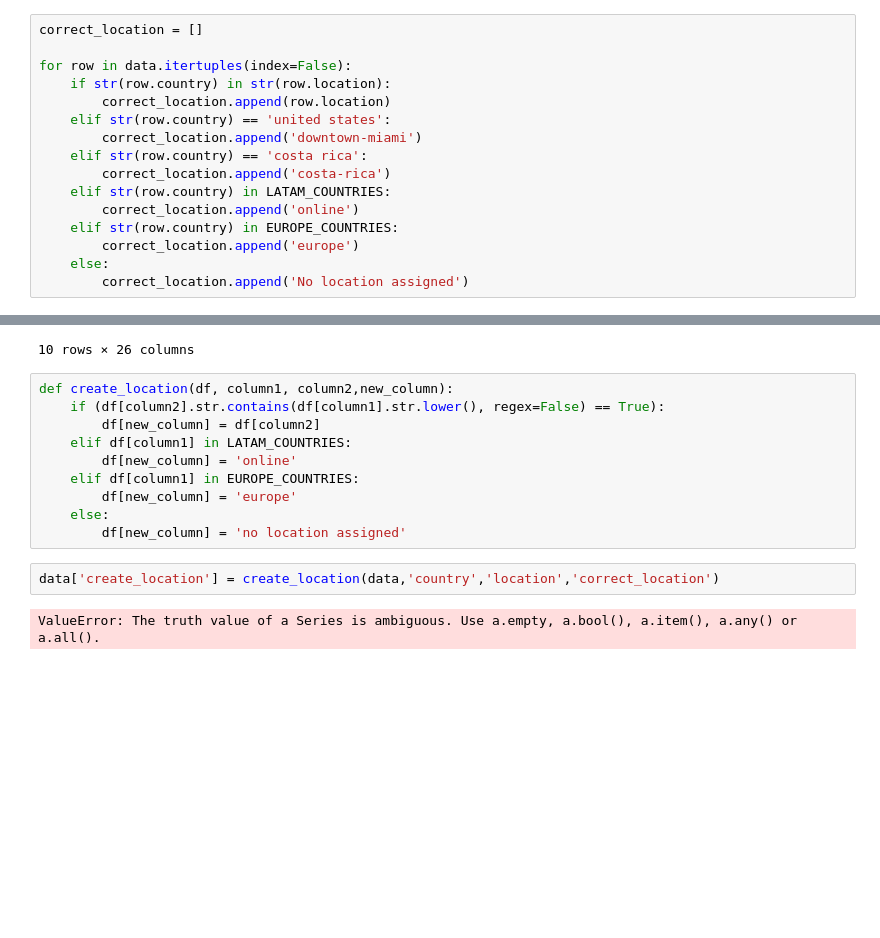
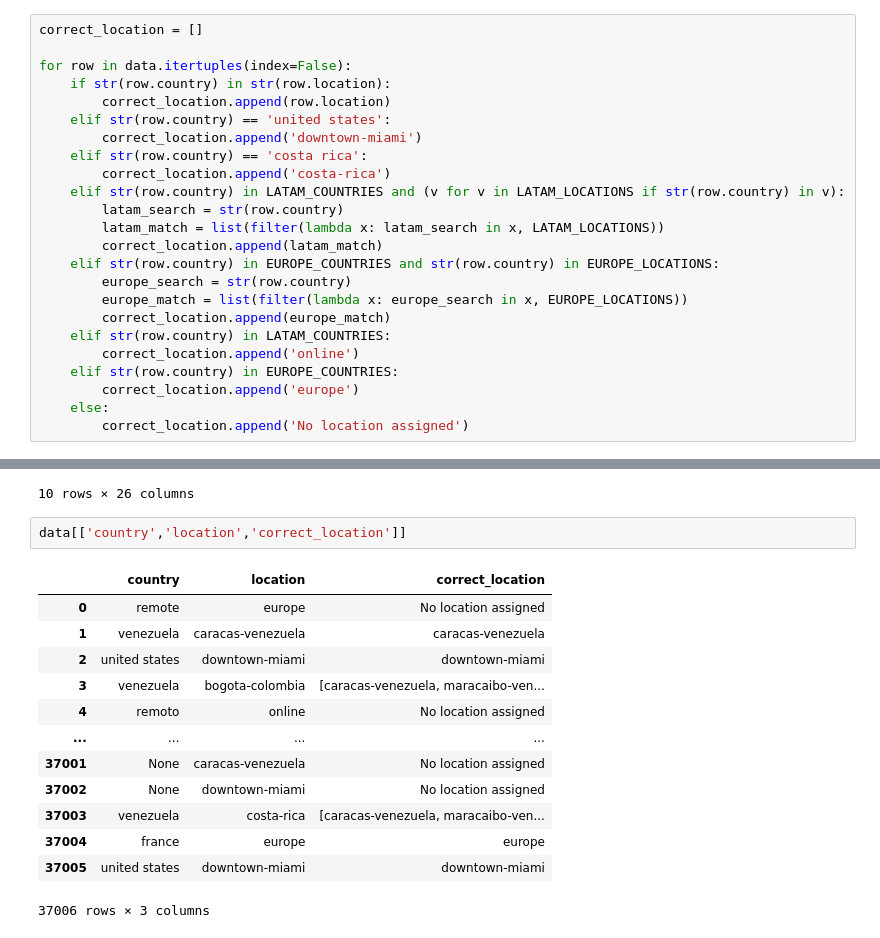
Before and after one commit to 4GeeksAcademy/dataflow, a Jupyter notebook: notebooks/draft_cleaning_notebook.ipynb, the cells around one changed output, grey strips where cells are left out. Cells and saved outputs as stored; diff of their text form; blank space fills up the shorter version.

Commit message:
correct_location column created (still in nbook).

```diff
--- a/notebooks/draft_cleaning_notebook.ipynb
+++ b/notebooks/draft_cleaning_notebook.ipynb
@@ -577,6 +575,14 @@ for row in data.itertuples(index=False):
         correct_location.append('downtown-miami')
     elif str(row.country) == 'costa rica':
         correct_location.append('costa-rica')
+    elif str(row.country) in LATAM_COUNTRIES and (v for v in LATAM_LOCATIONS if str(row.country) in v):
+        latam_search = str(row.country)
+        latam_match = list(filter(lambda x: latam_search in x, LATAM_LOCATIONS))
+        correct_location.append(latam_match)
+    elif str(row.country) in EUROPE_COUNTRIES and str(row.country) in EUROPE_LOCATIONS:
+        europe_search = str(row.country)
+        europe_match = list(filter(lambda x: europe_search in x, EUROPE_LOCATIONS))
+        correct_location.append(europe_match)
     elif str(row.country) in LATAM_COUNTRIES:
         correct_location.append('online')
     elif str(row.country) in EUROPE_COUNTRIES:
@@ -600,17 +606,19 @@ data.tail(10)
 | 37004 | zyro.auson@gmail.com | 11773 | Zyro Kamson | machine-learning-engineering | en | https://4geeksacademy.com/us/land... | referral | None | france | 2021-09-14 18:37:10 | ... |
 | 37005 | zzhivargo@gmail.com | 14144 | Zhivargo | full-stack | en | https://4geeksacademy.com/us/land... | cpc | 11032631708 | united states | 2021-10-10 12:43:04 | ... |
 10 rows × 26 columns
-# %%
-def create_location(df, column1, column2,new_column):
-    if (df[column2].str.contains(df[column1].str.lower(), regex=False) == True):
-        df[new_column] = df[column2]
-    elif df[column1] in LATAM_COUNTRIES:
-        df[new_column] = 'online'
-    elif df[column1] in EUROPE_COUNTRIES:
-        df[new_column] = 'europe'
-    else:
-        df[new_column] = 'no location assigned'
-# %%
-data['create_location'] = create_location(data,'country','location','correct_location')
-# %% [output]
-ValueError: The truth value of a Series is ambiguous. Use a.empty, a.bool(), a.item(), a.any() or a.all().
+# %%
+data[['country','location','correct_location']]
+# %% [output]
+|  | country | location | correct_location |
+| 0 | remote | europe | No location assigned |
+| 1 | venezuela | caracas-venezuela | caracas-venezuela |
+| 2 | united states | downtown-miami | downtown-miami |
+| 3 | venezuela | bogota-colombia | [caracas-venezuela, maracaibo-ven... |
+| 4 | remoto | online | No location assigned |
+| ... | ... | ... | ... |
+| 37001 | None | caracas-venezuela | No location assigned |
+| 37002 | None | downtown-miami | No location assigned |
+| 37003 | venezuela | costa-rica | [caracas-venezuela, maracaibo-ven... |
+| 37004 | france | europe | europe |
+| 37005 | united states | downtown-miami | downtown-miami |
+37006 rows × 3 columns
```
Also changed, not shown: parts of 2 cells of this notebook.
